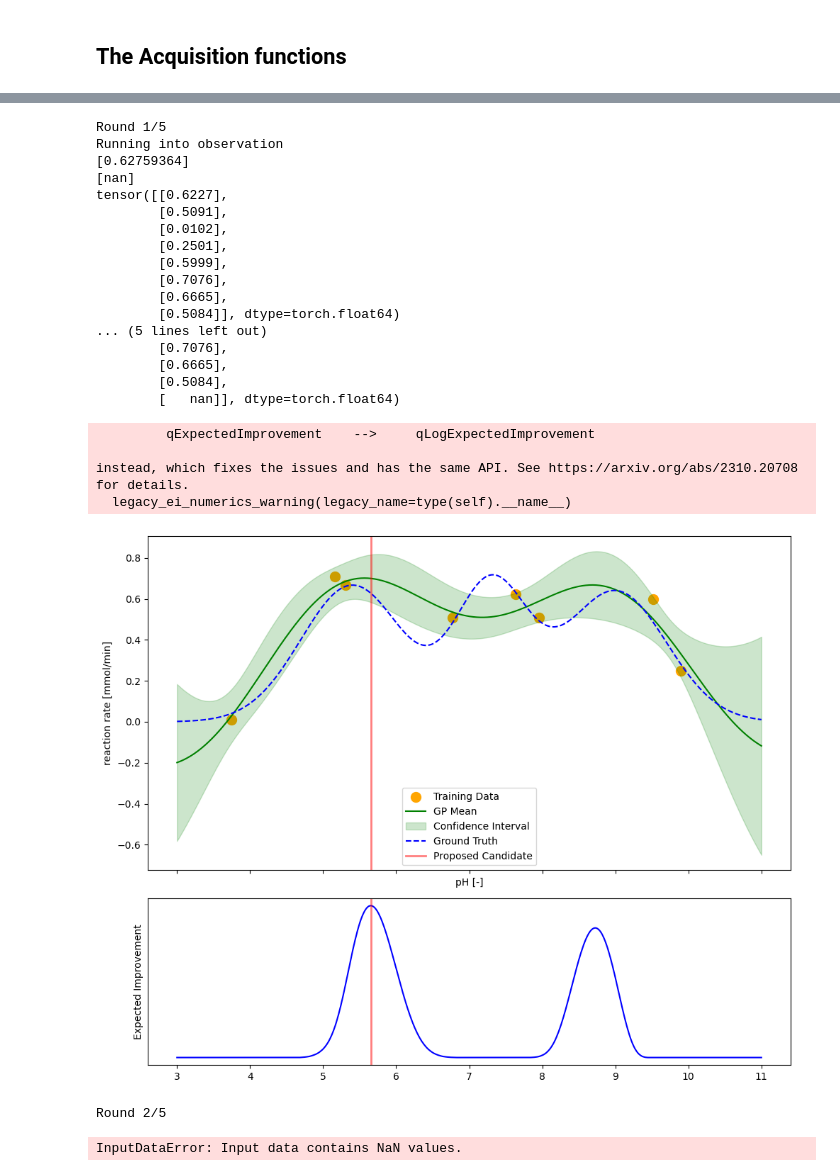
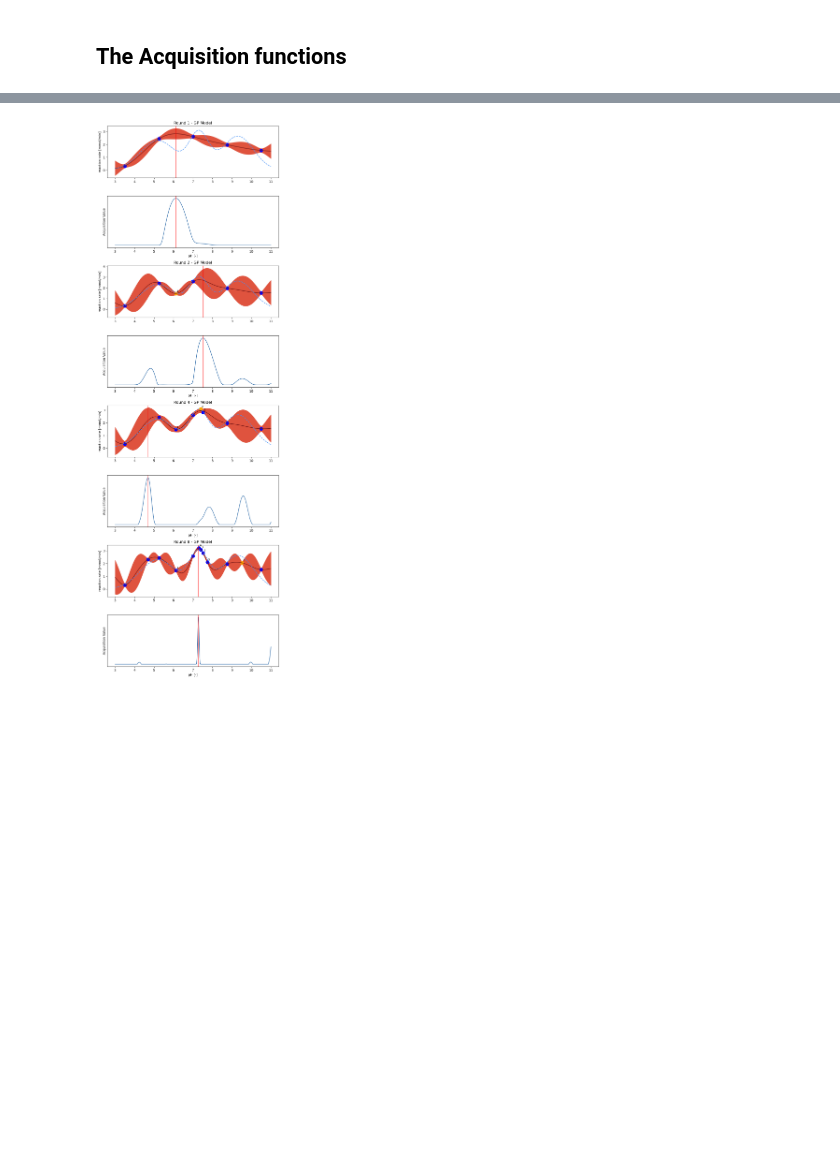
Before and after one commit to lhelleckes/BO_Empirical_Examples, a Jupyter notebook: simple_example.ipynb, the cells around one changed output, grey strips where cells are left out. Drawn from its saved outputs; the diff is of its cells as text; code cells hidden in the pictures; blank space fills up the shorter version.

```diff
--- a/simple_example.ipynb
+++ b/simple_example.ipynb
@@ -567,44 +792,10 @@ def perform_bo(train_x, train_y, bounds, num_candidates, num_rounds, method="EI"
-# %%
-# Define initial training data, bounds, and parameters
-
-
-num_candidates = 1
-num_rounds = 5
-method = "EI"
-seed = 42
-
-# Perform Bayesian Optimization
-perform_bo(
-    train_x=train_x,
-    train_y=train_y,
-    bounds=bounds_ax,
-    num_candidates=num_candidates,
-    num_rounds=num_rounds,
-    method=method,
-    seed=seed,
-)
-# %% [output]
-Round 1/5
-Running into observation
-[0.62759364]
-[nan]
-tensor([[0.6227],
-        [0.5091],
-        [0.0102],
-        [0.2501],
-        [0.5999],
-        [0.7076],
-        [0.6665],
-        [0.5084]], dtype=torch.float64)
-... (5 lines left out)
-        [0.7076],
-        [0.6665],
-        [0.5084],
-        [   nan]], dtype=torch.float64)
-         qExpectedImprovement    -->     qLogExpectedImprovement
-
-instead, which fixes the issues and has the same API. See https://arxiv.org/abs/2310.20708 for details.
-  legacy_ei_numerics_warning(legacy_name=type(self).__name__)
-[figure, removed]
-Round 2/5
-InputDataError: Input data contains NaN values.
+# %%
+plot_selected_rounds(
+    results=results,
+    bounds=bounds_ax,
+    selected_rounds=[0, 1, 3, 7],
+    truth_fn=enzyme_truth,
+    truth_params={"enzyme_params": enzyme_params},
+)
+# %% [output]
+[figure, added]
```
Also changed, not shown: parts of 21 cells of this notebook, 1 other file.
